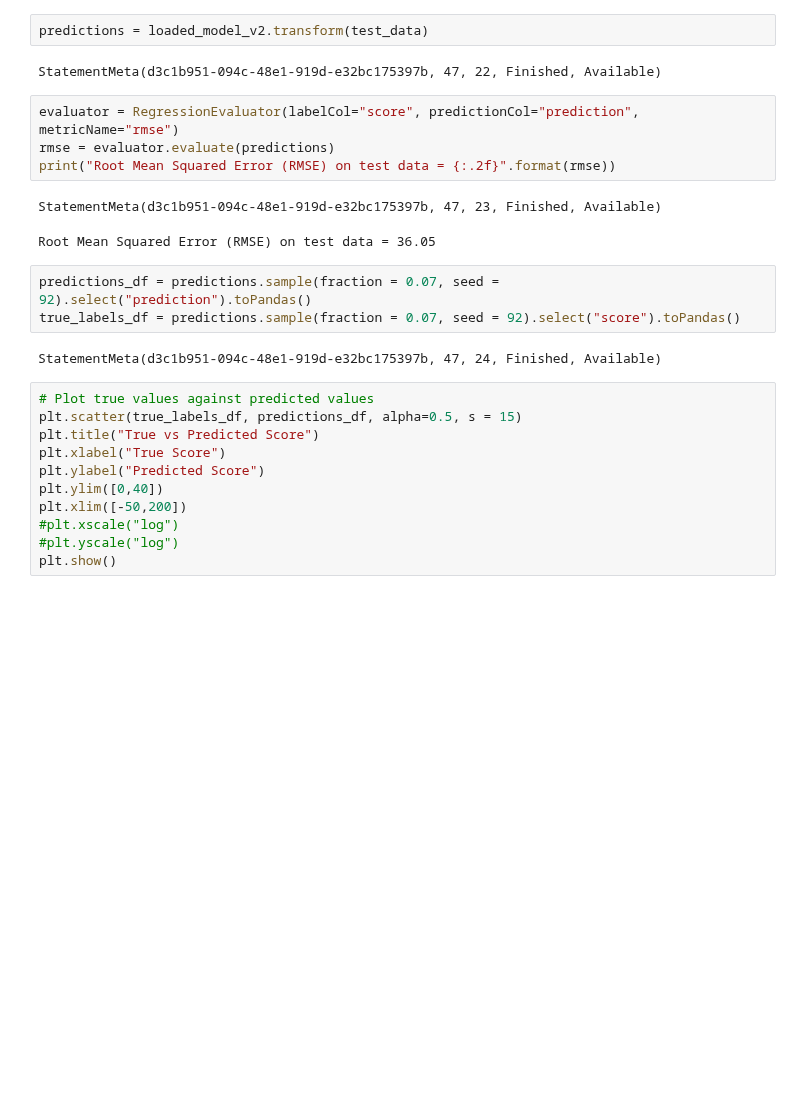
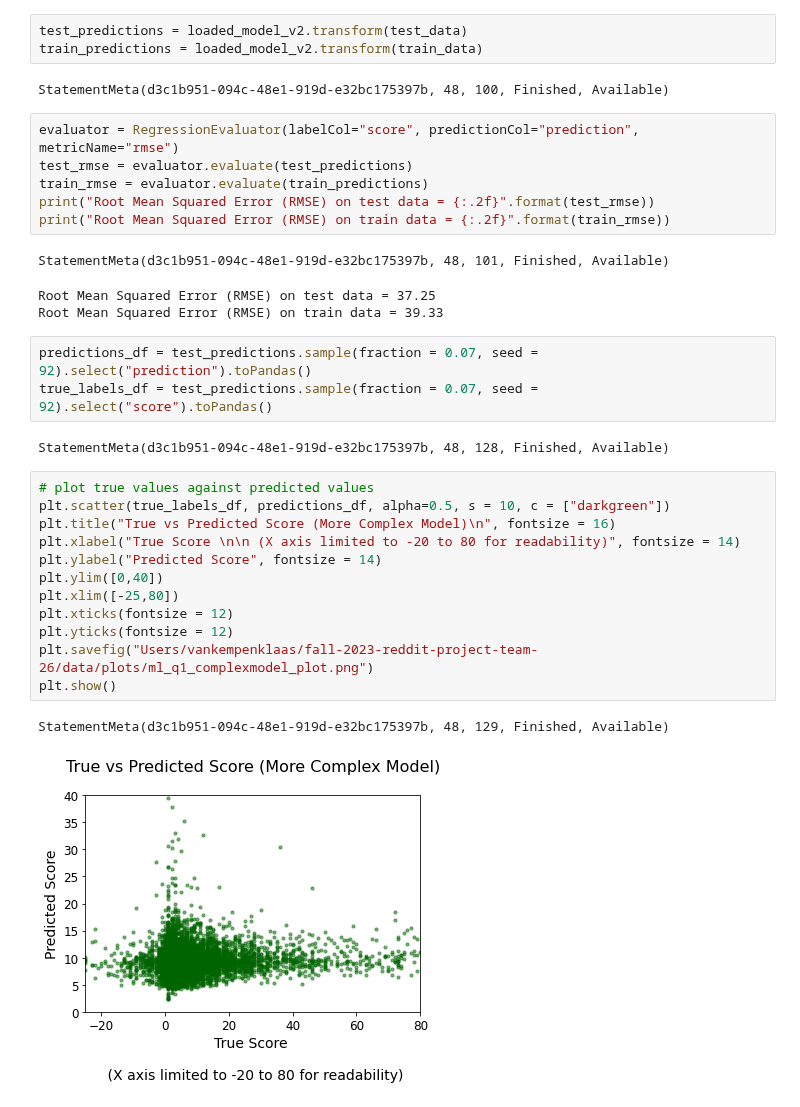
Before and after one commit to gu-dsan6000/fall-2023-reddit-project-team-26, a Jupyter notebook: code/ml/project_ml_q1.ipynb, the cells around one changed output. Cells and saved outputs as stored; diff of their text form; blank space fills up the shorter version.

```diff
--- a/code/ml/project_ml_q1.ipynb
+++ b/code/ml/project_ml_q1.ipynb
@@ -216,27 +225,35 @@ StatementMeta(d3c1b951-094c-48e1-919d-e32bc175397b, 47, 20, Finished, Available)
 # %%
-predictions = loaded_model_v2.transform(test_data)
+test_predictions = loaded_model_v2.transform(test_data)
+train_predictions = loaded_model_v2.transform(train_data)
 # %% [output]
-StatementMeta(d3c1b951-094c-48e1-919d-e32bc175397b, 47, 22, Finished, Available)
+StatementMeta(d3c1b951-094c-48e1-919d-e32bc175397b, 48, 100, Finished, Available)
 # %%
 evaluator = RegressionEvaluator(labelCol="score", predictionCol="prediction", metricName="rmse")
-rmse = evaluator.evaluate(predictions)
-print("Root Mean Squared Error (RMSE) on test data = {:.2f}".format(rmse))
+test_rmse = evaluator.evaluate(test_predictions)
+train_rmse = evaluator.evaluate(train_predictions)
+print("Root Mean Squared Error (RMSE) on test data = {:.2f}".format(test_rmse))
+print("Root Mean Squared Error (RMSE) on train data = {:.2f}".format(train_rmse))
 # %% [output]
-StatementMeta(d3c1b951-094c-48e1-919d-e32bc175397b, 47, 23, Finished, Available)
+StatementMeta(d3c1b951-094c-48e1-919d-e32bc175397b, 48, 101, Finished, Available)
-Root Mean Squared Error (RMSE) on test data = 36.05
+Root Mean Squared Error (RMSE) on test data = 37.25
+Root Mean Squared Error (RMSE) on train data = 39.33
 # %%
-predictions_df = predictions.sample(fraction = 0.07, seed = 92).select("prediction").toPandas()
-true_labels_df = predictions.sample(fraction = 0.07, seed = 92).select("score").toPandas()
+predictions_df = test_predictions.sample(fraction = 0.07, seed = 92).select("prediction").toPandas()
+true_labels_df = test_predictions.sample(fraction = 0.07, seed = 92).select("score").toPandas()
 # %% [output]
-StatementMeta(d3c1b951-094c-48e1-919d-e32bc175397b, 47, 24, Finished, Available)
+StatementMeta(d3c1b951-094c-48e1-919d-e32bc175397b, 48, 128, Finished, Available)
 # %%
-# Plot true values against predicted values
-plt.scatter(true_labels_df, predictions_df, alpha=0.5, s = 15)
-plt.title("True vs Predicted Score")
-plt.xlabel("True Score")
-plt.ylabel("Predicted Score")
+# plot true values against predicted values
+plt.scatter(true_labels_df, predictions_df, alpha=0.5, s = 10, c = ["darkgreen"])
+plt.title("True vs Predicted Score (More Complex Model)\n", fontsize = 16)
+plt.xlabel("True Score \n\n (X axis limited to -20 to 80 for readability)", fontsize = 14)
+plt.ylabel("Predicted Score", fontsize = 14)
 plt.ylim([0,40])
-plt.xlim([-50,200])
-#plt.xscale("log")
-#plt.yscale("log")
+plt.xlim([-25,80])
+plt.xticks(fontsize = 12)
+plt.yticks(fontsize = 12)
+plt.savefig("Users/vankempenklaas/fall-2023-reddit-project-team-26/data/plots/ml_q1_complexmodel_plot.png")
 plt.show()
+# %% [output]
+StatementMeta(d3c1b951-094c-48e1-919d-e32bc175397b, 48, 129, Finished, Available)
+[figure, added]
```
Also changed, not shown: parts of 48 cells of this notebook, 3 other files.
